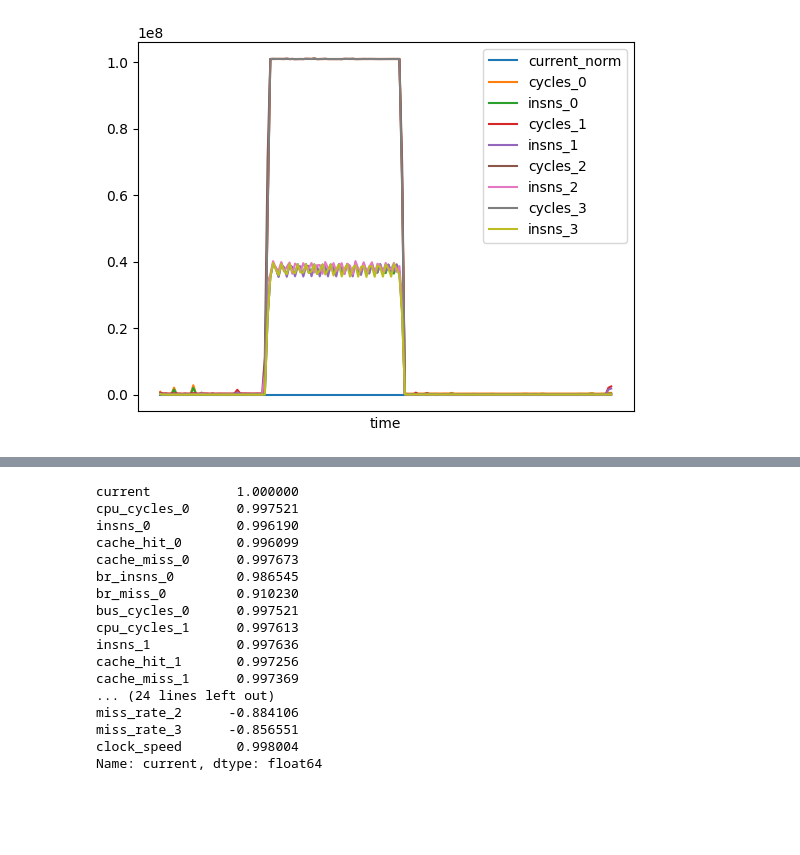
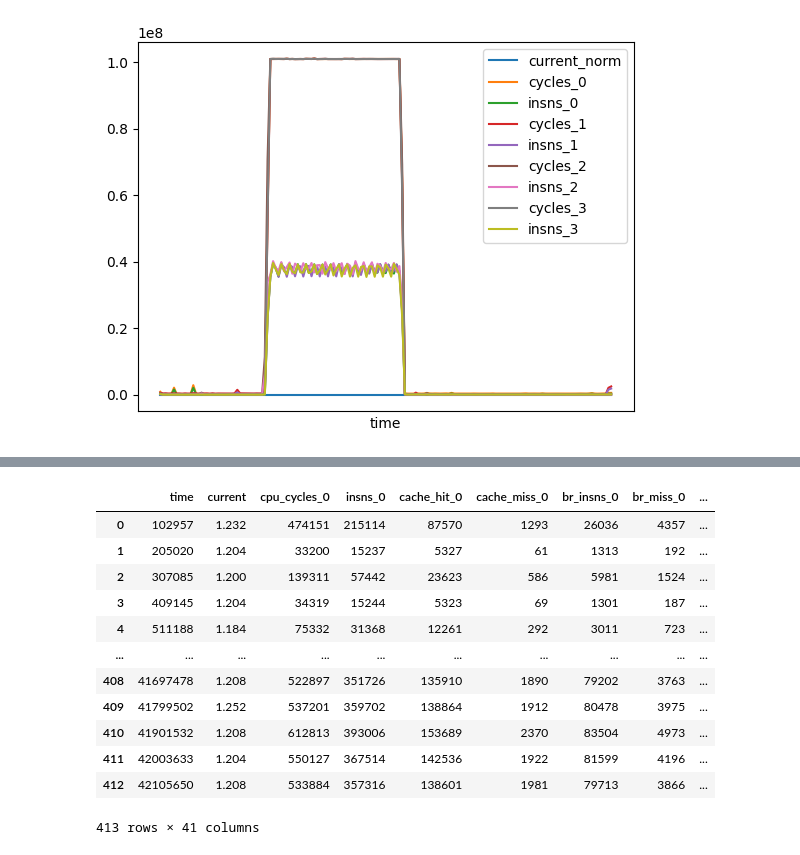
Before and after one commit to radshield/raspi-sel, a Jupyter notebook: analysis/cycles.ipynb, the cells around one changed output, grey strips where cells are left out. Drawn from its saved outputs; the diff is of its cells as text; code cells hidden in the pictures; blank space fills up the shorter version.

```diff
--- a/analysis/cycles.ipynb
+++ b/analysis/cycles.ipynb
@@ -364,36 +364,33 @@ cpu_df.drop('time', axis=1).corr()
 # %%
 cpu_df = pd.read_csv('../results/cpu_ina3221.csv')
 
-cpu_df['cache_rate_0'] = cpu_df['cache_miss_0'] / cpu_df['cache_hit_0']
-cpu_df['cache_rate_1'] = cpu_df['cache_miss_1'] / cpu_df['cache_hit_1']
-cpu_df['cache_rate_2'] = cpu_df['cache_miss_2'] / cpu_df['cache_hit_2']
-cpu_df['cache_rate_3'] = cpu_df['cache_miss_3'] / cpu_df['cache_hit_3']
-cpu_df['cache_rate_avg'] = (cpu_df['cache_rate_0'] + cpu_df['cache_rate_1'] + cpu_df['cache_rate_2'] + cpu_df['cache_rate_3']) / 4
 
-cpu_df['miss_rate_0'] = cpu_df['br_miss_0'] / cpu_df['br_insns_0']
-cpu_df['miss_rate_1'] = cpu_df['br_miss_1'] / cpu_df['br_insns_1']
-cpu_df['miss_rate_2'] = cpu_df['br_miss_2'] / cpu_df['br_insns_2']
-cpu_df['miss_rate_3'] = cpu_df['br_miss_3'] / cpu_df['br_insns_3']
-cpu_df['cache_rate_avg'] = (cpu_df['cache_rate_0'] + cpu_df['cache_rate_1'] + cpu_df['cache_rate_2'] + cpu_df['cache_rate_3']) / 4
+cpu_df['cache_hit_rate_0'] = (cpu_df['cache_hit_0'] - cpu_df['cache_miss_0']) / cpu_df['cache_hit_0']
+cpu_df['cache_hit_rate_1'] = (cpu_df['cache_hit_0'] - cpu_df['cache_miss_1']) / cpu_df['cache_hit_1']
+cpu_df['cache_hit_rate_2'] = (cpu_df['cache_hit_0'] - cpu_df['cache_miss_2']) / cpu_df['cache_hit_2']
+cpu_df['cache_hit_rate_3'] = (cpu_df['cache_hit_0'] - cpu_df['cache_miss_3']) / cpu_df['cache_hit_3']
+cpu_df['cache_hit_rate_avg'] = (cpu_df['cache_hit_rate_0'] + cpu_df['cache_hit_rate_1'] + cpu_df['cache_hit_rate_2'] + cpu_df['cache_hit_rate_3']) / 4
+
+cpu_df['br_miss_rate_0'] = cpu_df['br_miss_0'] / cpu_df['br_insns_0']
+cpu_df['br_miss_rate_1'] = cpu_df['br_miss_1'] / cpu_df['br_insns_1']
+cpu_df['br_miss_rate_2'] = cpu_df['br_miss_2'] / cpu_df['br_insns_2']
+cpu_df['br_miss_rate_3'] = cpu_df['br_miss_3'] / cpu_df['br_insns_3']
+cpu_df['br_miss_rate_avg'] = (cpu_df['br_miss_rate_0'] + cpu_df['br_miss_rate_1'] + cpu_df['br_miss_rate_2'] + cpu_df['br_miss_rate_3']) / 4
 
 cpu_df['clock_speed'] = (cpu_df['insns_0'] + cpu_df['insns_1'] + cpu_df['insns_2'] + cpu_df['insns_3']) / (cpu_df['time'] - cpu_df['time'].shift())
 
-cpu_df.drop('time', axis=1).corr()['current']
+cpu_df
 # %% [output]
+|  | time | current | cpu_cycles_0 | insns_0 | cache_hit_0 | cache_miss_0 | br_insns_0 | br_miss_0 | ... |
+| 0 | 102957 | 1.232 | 474151 | 215114 | 87570 | 1293 | 26036 | 4357 | ... |
+| 1 | 205020 | 1.204 | 33200 | 15237 | 5327 | 61 | 1313 | 192 | ... |
+| 2 | 307085 | 1.200 | 139311 | 57442 | 23623 | 586 | 5981 | 1524 | ... |
+| 3 | 409145 | 1.204 | 34319 | 15244 | 5323 | 69 | 1301 | 187 | ... |
+| 4 | 511188 | 1.184 | 75332 | 31368 | 12261 | 292 | 3011 | 723 | ... |
+| ... | ... | ... | ... | ... | ... | ... | ... | ... | ... |
+| 408 | 41697478 | 1.208 | 522897 | 351726 | 135910 | 1890 | 79202 | 3763 | ... |
+| 409 | 41799502 | 1.252 | 537201 | 359702 | 138864 | 1912 | 80478 | 3975 | ... |
+| 410 | 41901532 | 1.208 | 612813 | 393006 | 153689 | 2370 | 83504 | 4973 | ... |
+| 411 | 42003633 | 1.204 | 550127 | 367514 | 142536 | 1922 | 81599 | 4196 | ... |
+| 412 | 42105650 | 1.208 | 533884 | 357316 | 138601 | 1981 | 79713 | 3866 | ... |
-current           1.000000
-cpu_cycles_0      0.997521
-insns_0           0.996190
-cache_hit_0       0.996099
-cache_miss_0      0.997673
-br_insns_0        0.986545
-br_miss_0         0.910230
-bus_cycles_0      0.997521
-cpu_cycles_1      0.997613
-insns_1           0.997636
-cache_hit_1       0.997256
-cache_miss_1      0.997369
-... (24 lines left out)
-miss_rate_2      -0.884106
-miss_rate_3      -0.856551
-clock_speed       0.998004
-Name: current, dtype: float64
+413 rows × 41 columns
```
Also changed, not shown: parts of 3 cells of this notebook.
